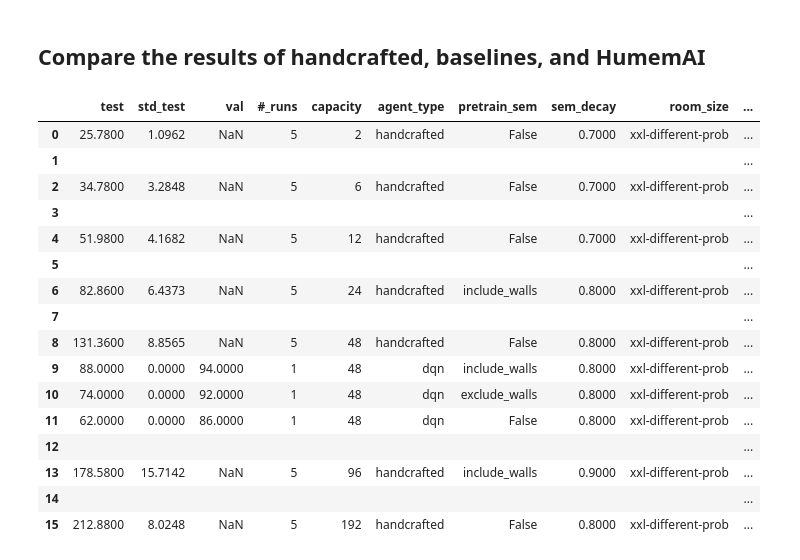
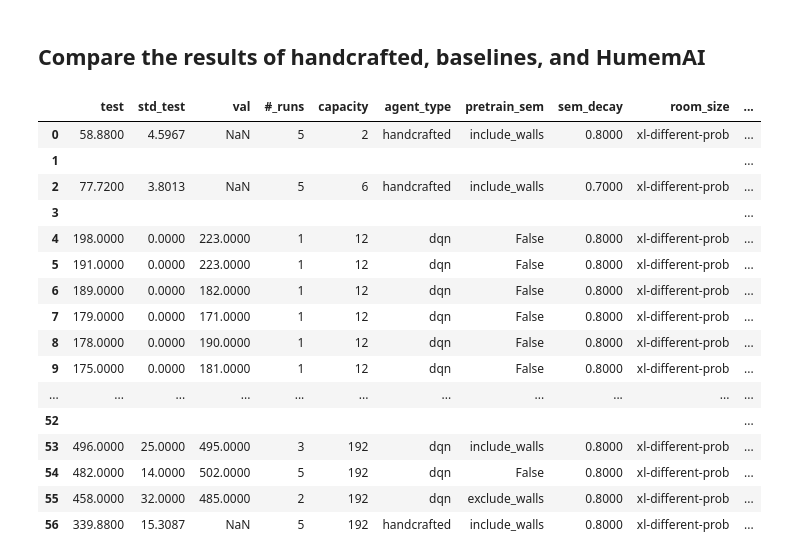
Before and after one commit to humemai/agent-room-env-v2-qa, a Jupyter notebook: compare-results-dqn.ipynb, the cells around one changed output. Saved outputs shown, nothing was run; the diff lists cells and outputs as text; code cells hidden in the pictures.

```diff
--- a/compare-results-dqn.ipynb
+++ b/compare-results-dqn.ipynb
@@ -366,41 +366,41 @@ def filter_paths(
 # %%
 # filter_paths(
 #     room_size="xl-different-prob",
 #     num_iterations=10000,
 #     agent_type="hybrid",
 #     capacity=12,
 #     semantic_decay_factor=0.99,
 #     base_path="training-results/non-equal-object-probs/",
 # )
 
 # for foo in filter_paths_by_num_iterations("xl-different-prob"):
 #     dir_path = '/'.join(foo.split('/')[:-2])
 #     shutil.rmtree(dir_path)
 
 # # save dataframe as markdown
 # df.to_markdown("./hp-tuning/xl-different-prob.md", index=False)
 
 df, df_styled = get_all_data(
-    "xxl-different-prob",
+    "xl-different-prob",
     include_pretrain_semantic=True,
     base_path="training-results/non-equal-object-probs/",
 )
 df_styled
 # %% [output]
 |  | test | std_test | val | #_runs | capacity | agent_type | pretrain_sem | sem_decay | room_size | ... |
-| 0 | 25.7800 | 1.0962 | NaN | 5 | 2 | handcrafted | False | 0.7000 | xxl-different-prob | ... |
+| 0 | 58.8800 | 4.5967 | NaN | 5 | 2 | handcrafted | include_walls | 0.8000 | xl-different-prob | ... |
 | 1 |  |  |  |  |  |  |  |  |  | ... |
-| 2 | 34.7800 | 3.2848 | NaN | 5 | 6 | handcrafted | False | 0.7000 | xxl-different-prob | ... |
+| 2 | 77.7200 | 3.8013 | NaN | 5 | 6 | handcrafted | include_walls | 0.7000 | xl-different-prob | ... |
 | 3 |  |  |  |  |  |  |  |  |  | ... |
-| 4 | 51.9800 | 4.1682 | NaN | 5 | 12 | handcrafted | False | 0.7000 | xxl-different-prob | ... |
-| 5 |  |  |  |  |  |  |  |  |  | ... |
-| 6 | 82.8600 | 6.4373 | NaN | 5 | 24 | handcrafted | include_walls | 0.8000 | xxl-different-prob | ... |
-| 7 |  |  |  |  |  |  |  |  |  | ... |
-| 8 | 131.3600 | 8.8565 | NaN | 5 | 48 | handcrafted | False | 0.8000 | xxl-different-prob | ... |
-| 9 | 88.0000 | 0.0000 | 94.0000 | 1 | 48 | dqn | include_walls | 0.8000 | xxl-different-prob | ... |
-| 10 | 74.0000 | 0.0000 | 92.0000 | 1 | 48 | dqn | exclude_walls | 0.8000 | xxl-different-prob | ... |
-| 11 | 62.0000 | 0.0000 | 86.0000 | 1 | 48 | dqn | False | 0.8000 | xxl-different-prob | ... |
-| 12 |  |  |  |  |  |  |  |  |  | ... |
-| 13 | 178.5800 | 15.7142 | NaN | 5 | 96 | handcrafted | include_walls | 0.9000 | xxl-different-prob | ... |
-| 14 |  |  |  |  |  |  |  |  |  | ... |
-| 15 | 212.8800 | 8.0248 | NaN | 5 | 192 | handcrafted | False | 0.8000 | xxl-different-prob | ... |
+| 4 | 198.0000 | 0.0000 | 223.0000 | 1 | 12 | dqn | False | 0.8000 | xl-different-prob | ... |
+| 5 | 191.0000 | 0.0000 | 223.0000 | 1 | 12 | dqn | False | 0.8000 | xl-different-prob | ... |
+| 6 | 189.0000 | 0.0000 | 182.0000 | 1 | 12 | dqn | False | 0.8000 | xl-different-prob | ... |
+| 7 | 179.0000 | 0.0000 | 171.0000 | 1 | 12 | dqn | False | 0.8000 | xl-different-prob | ... |
+| 8 | 178.0000 | 0.0000 | 190.0000 | 1 | 12 | dqn | False | 0.8000 | xl-different-prob | ... |
+| 9 | 175.0000 | 0.0000 | 181.0000 | 1 | 12 | dqn | False | 0.8000 | xl-different-prob | ... |
+| ... | ... | ... | ... | ... | ... | ... | ... | ... | ... | ... |
+| 52 |  |  |  |  |  |  |  |  |  | ... |
+| 53 | 496.0000 | 25.0000 | 495.0000 | 3 | 192 | dqn | include_walls | 0.8000 | xl-different-prob | ... |
+| 54 | 482.0000 | 14.0000 | 502.0000 | 5 | 192 | dqn | False | 0.8000 | xl-different-prob | ... |
+| 55 | 458.0000 | 32.0000 | 485.0000 | 2 | 192 | dqn | exclude_walls | 0.8000 | xl-different-prob | ... |
+| 56 | 339.8800 | 15.3087 | NaN | 5 | 192 | handcrafted | include_walls | 0.8000 | xl-different-prob | ... |
```
Also changed, not shown: 1 other file.
